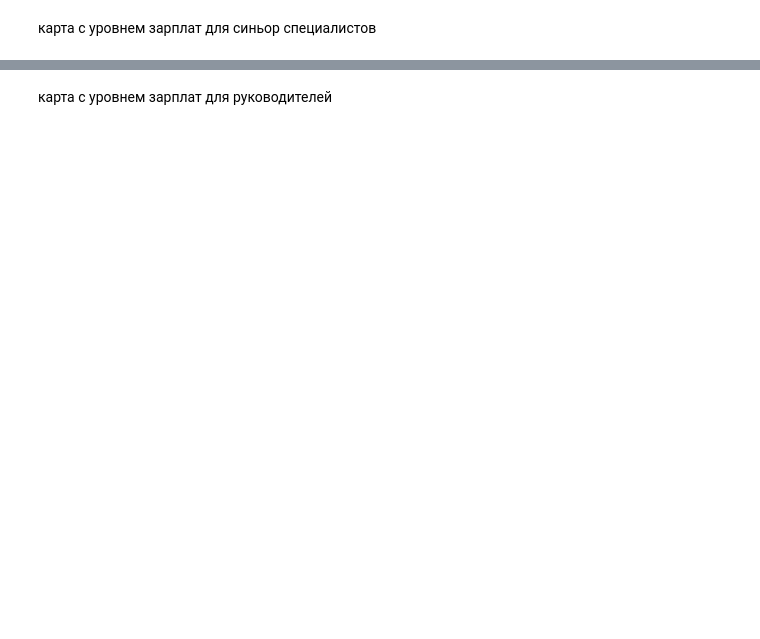
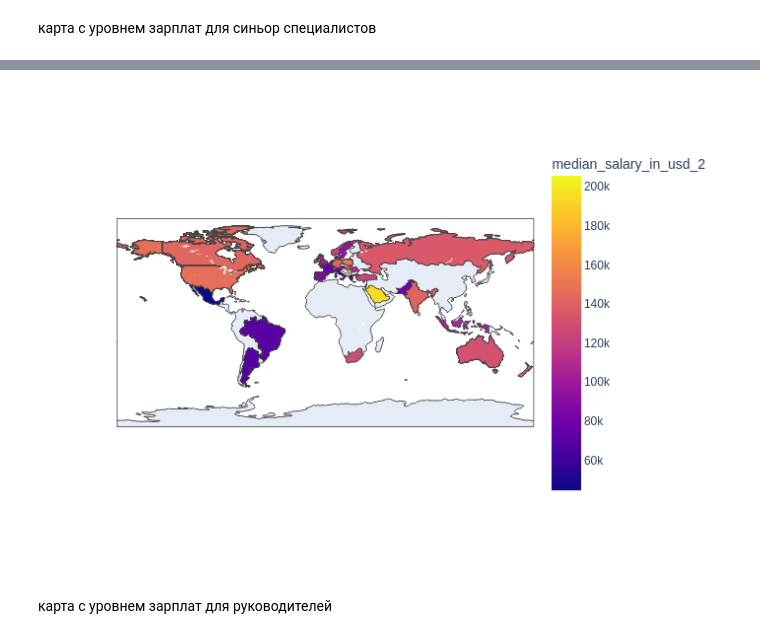
Before and after one commit to Belka258/DSIS_summer_hw, a Jupyter notebook: CyberSecuritySalaries.ipynb, the cells around one changed output, grey strips where cells are left out. Saved outputs shown, nothing was run; the diff lists cells and outputs as text; code cells hidden in the pictures; blank space fills up the shorter version.

```diff
--- a/CyberSecuritySalaries.ipynb
+++ b/CyberSecuritySalaries.ipynb
@@ -460,11 +474,14 @@ fig.show()
 # %%
 fig = px.choropleth(data[data['experience_level']=='SE'], locations="company_location_alpha3",
                     color="median_salary_in_usd_2",
                     hover_name="company_location_alpha3",
                     color_continuous_scale=px.colors.sequential.Plasma)
 fig.show()
+pio.write_image(fig, 'choropleth_3.png')
+Image(filename = 'choropleth_3.png')
 # %% [output]
 [interactive output not drawn]
+[figure, added]
 # %% [markdown]
 карта с уровнем зарплат для руководителей
 # %%
```
Also changed, not shown: parts of 5 cells of this notebook.
